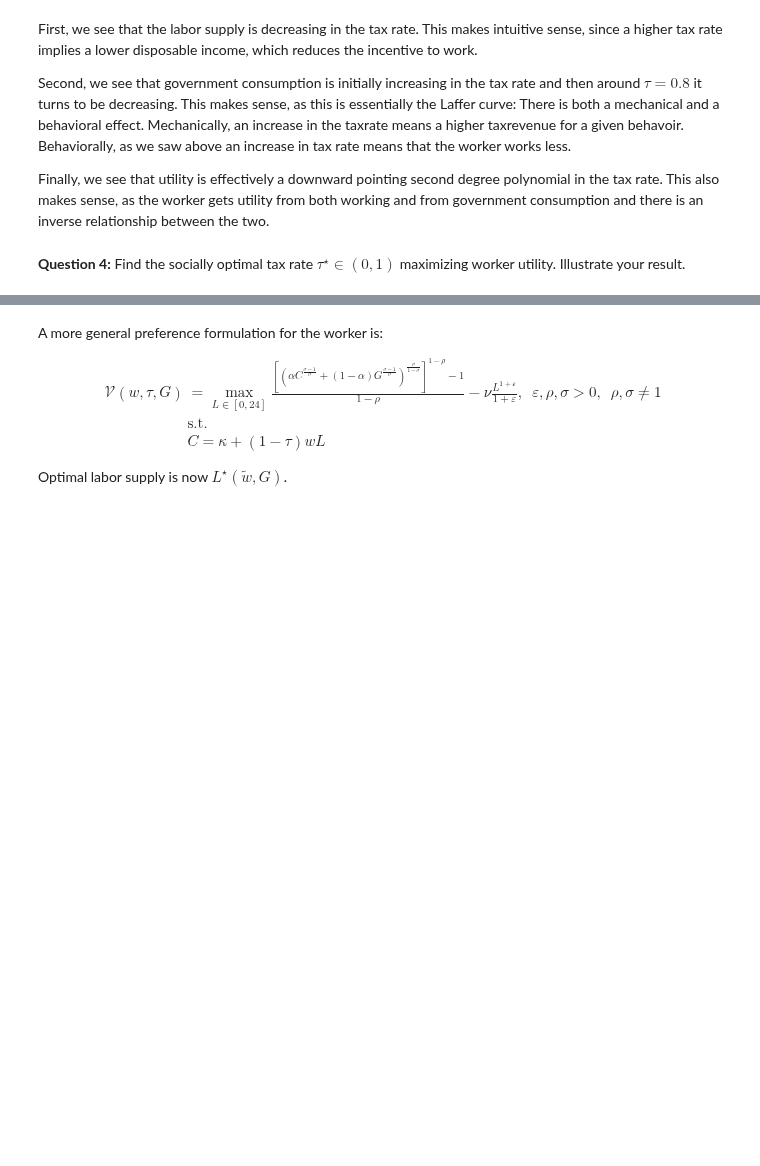
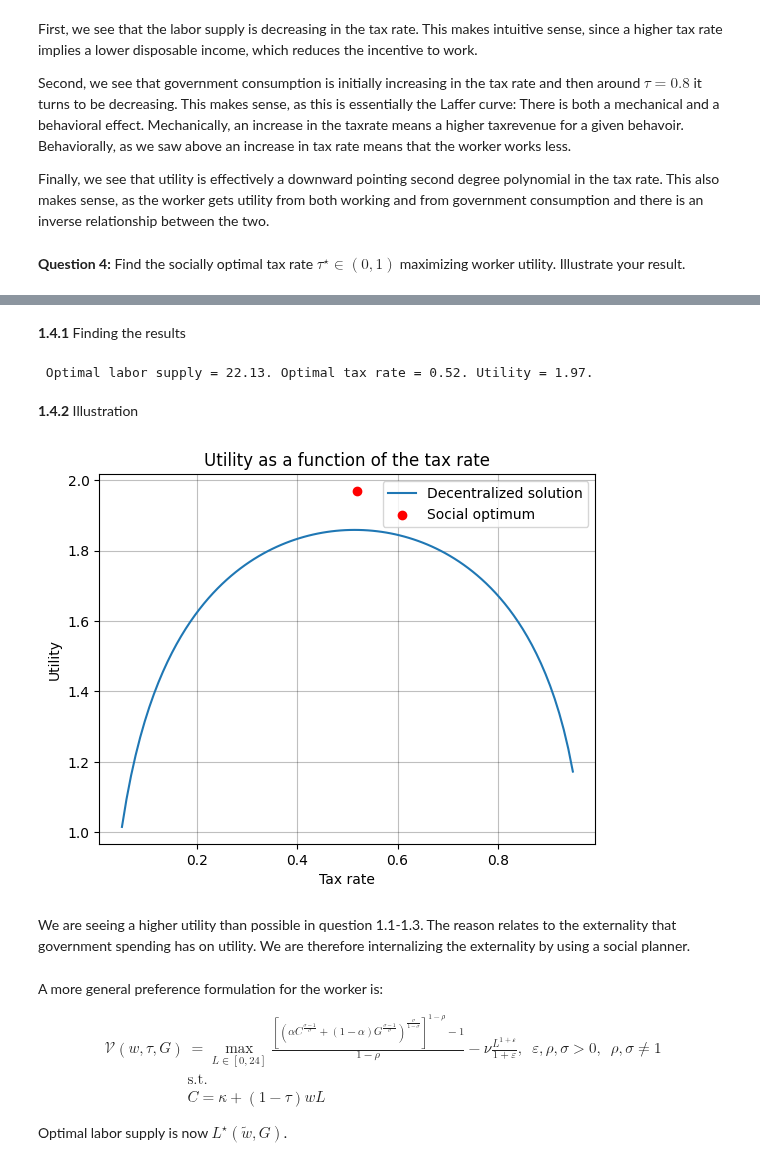
Before and after one commit to NumEconCopenhagen/projects-2023-andershuus_christianfogel, a Jupyter notebook: examproject/Exam-2023-notebook.ipynb, the cells around one changed output, grey strips where cells are left out. Saved outputs shown, nothing was run; the diff lists cells and outputs as text; code cells hidden in the pictures; blank space fills up the shorter version.

Commit message:
Question 1.4. (10 points)

```diff
--- a/examproject/Exam-2023-notebook.ipynb
+++ b/examproject/Exam-2023-notebook.ipynb
@@ -466,3 +276,31 @@ test_3.solve_optimal_alpha_sigma()
+# %% [markdown]
+**1.4.1** Finding the results
+# %%
+#We refer to the pyfile for documentation.
+opt=Q1.WorkerClass()
+opt.solve_optimal_alpha_sigma()
+# %% [output]
+ Optimal labor supply = 22.13. Optimal tax rate = 0.52. Utility = 1.97.
+# %% [markdown]
+**1.4.2** Illustration
+# %%
+
+fig = plt.figure()
+
+bx = fig.add_subplot(1,1,1)
+bx.plot(tau_vec,u_tau, label ='Decentralized solution')
+bx.set_title('Utility as a function of the tax rate')
+bx.set_xlabel('Tax rate')
+bx.scatter(0.52, 1.97, color='red', label = 'Social optimum')
+bx.set_ylabel('Utility')
+
+bx.legend()
+
+plt.show()
+# %% [output]
+[figure, added]
+# %% [markdown]
+We are seeing a higher utility than possible in question 1.1-1.3. The reason relates to the externality that government spending has on utility. We are therefore internalizing the externality by using a social planner.
 # %% [markdown]
 A more general preference formulation for the worker is:
 
```
Also changed, not shown: parts of 8 cells of this notebook.
